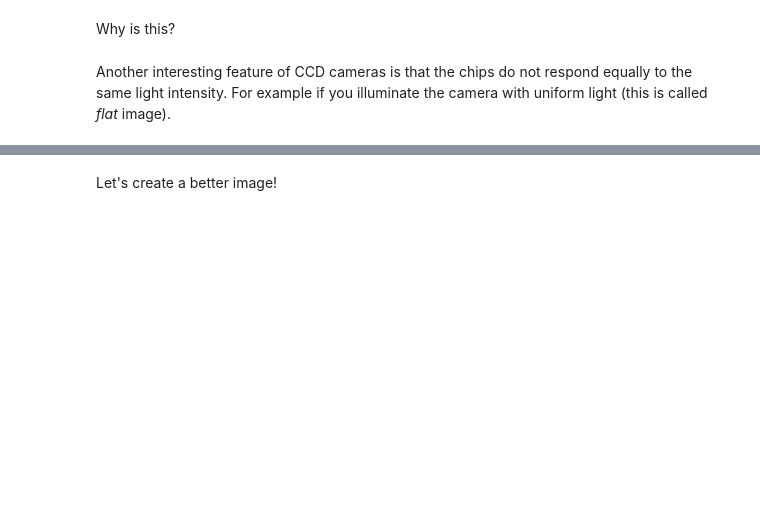
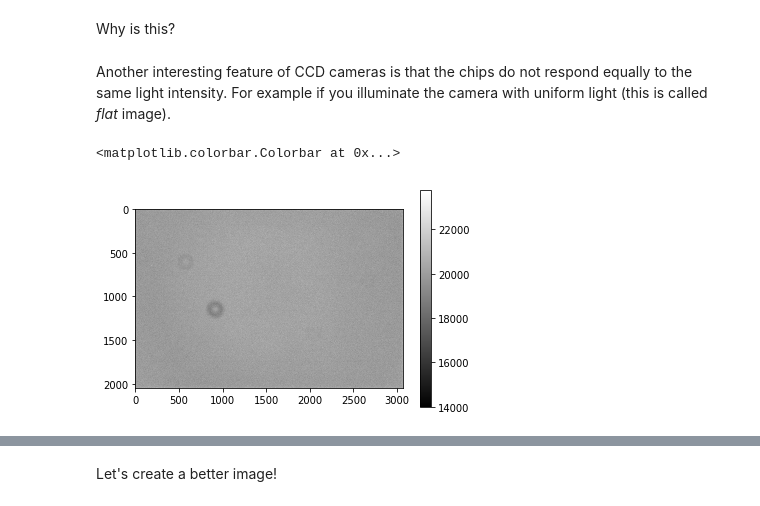
Before and after one commit to fjaviersanchez/McQ_Workshop, a Jupyter notebook: McQ_workshop.ipynb, the cells around one changed output, grey strips where cells are left out. Saved outputs shown, nothing was run; the diff lists cells and outputs as text; code cells hidden in the pictures; blank space fills up the shorter version.

```diff
--- a/McQ_workshop.ipynb
+++ b/McQ_workshop.ipynb
@@ -42,8 +55,11 @@ Why is this?
 # %% [markdown]
 Another interesting feature of CCD cameras is that the chips do not respond equally to the same light intensity. For example if you illuminate the camera with uniform light (this is called *flat* image).
 # %%
-flat_image_path = 'FLAT.fits' #Type the path to your flat image here
+flat_image_path = 'data/FLAT_g-band_2016-10-06_bin1_id5908.fits' #Type the path to your flat image here
 flat_image = fits.open(flat_image_path)[0].data
 #You can try cmap='hot' or cmap='jet' to see how it changes
 plt.imshow(flat_image, cmap='gray')
 plt.colorbar()
+# %% [output]
+<matplotlib.colorbar.Colorbar at 0x...>
+[figure, added]
```
Also changed, not shown: parts of 20 cells of this notebook, 16 other files.
